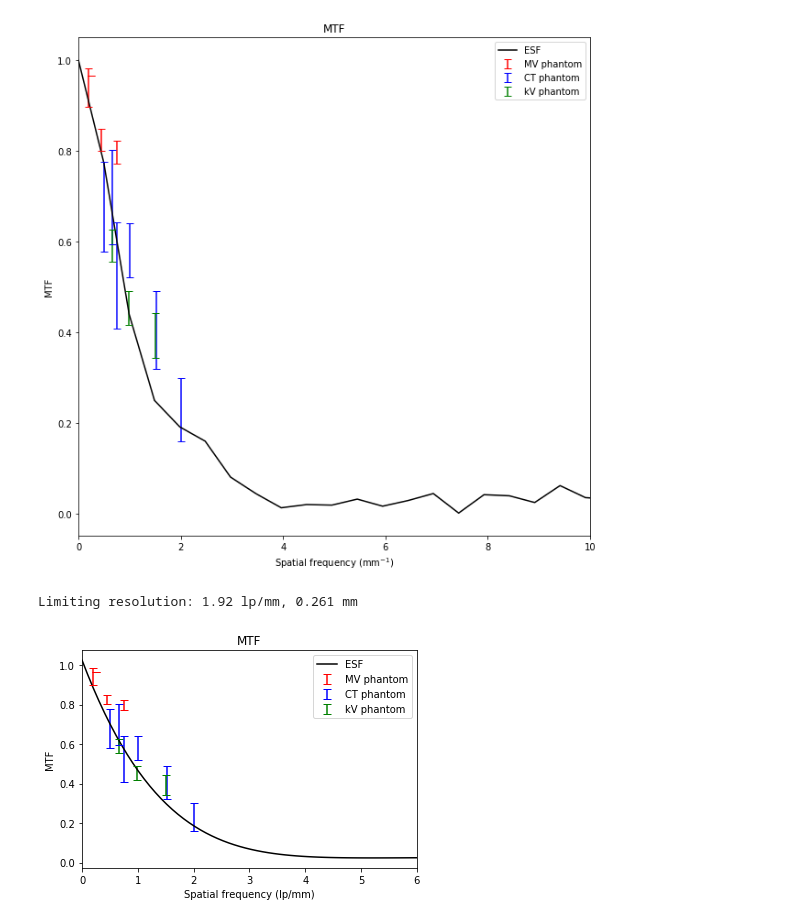
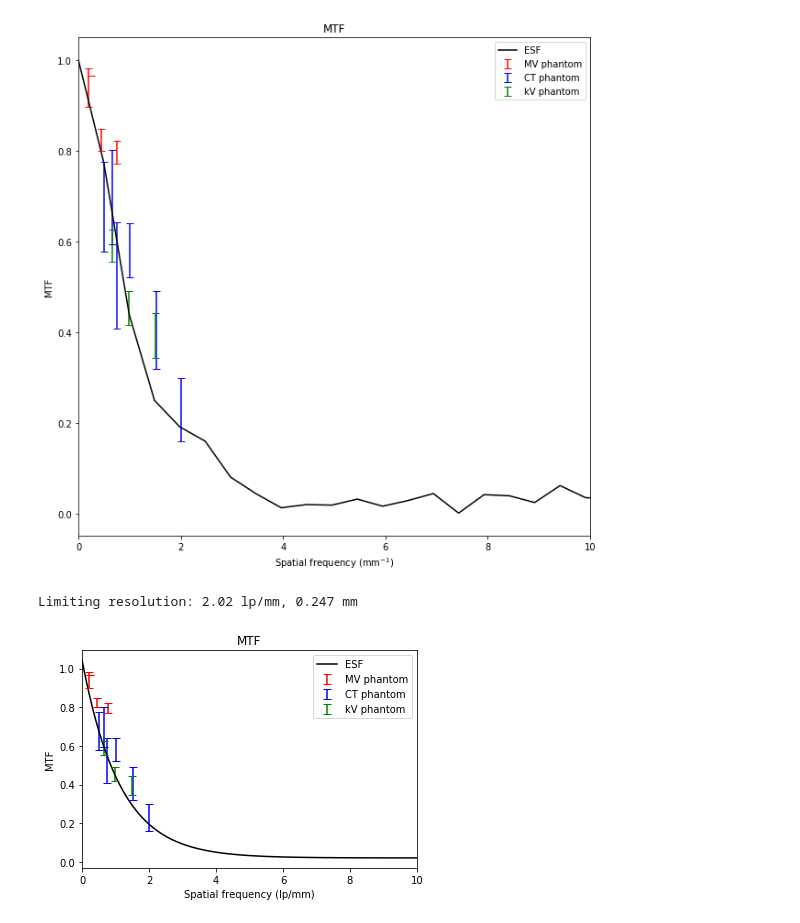
Before and after one commit to drichts/Reconstruction, a Jupyter notebook: spatial_resolution/esf_czt_2d.ipynb, the cells around one changed output. Cells and saved outputs as stored; diff of their text form; code cells hidden in the pictures.

Commit message:
AAPM21 figure save

```diff
--- a/spatial_resolution/esf_czt_2d.ipynb
+++ b/spatial_resolution/esf_czt_2d.ipynb
@@ -169,30 +169,40 @@ plt.show()
 # %%
 from scipy.interpolate import interp1d
 from scipy.interpolate import CubicSpline
 
-z = np.polyfit(freq, mtf, 7)
-f = np.poly1d(z)
-# mtf_fit = CubicSpline(freq, mtf)
+# Do a curve fit with exponential
+from scipy.optimize import curve_fit
+
+def func(xpt, a, b, cpt):
+    return a * np.exp(-b * xpt) + cpt
 
 freq_fit = np.linspace(0, 10, 100)
 
+popt, pcov = curve_fit(func, freq, mtf)
+
 # Find the 0.1 spot
-mtf_new = f(freq_fit)
+mtf_new = func(freq_fit, *popt)
+
+freq_fit = np.linspace(0, 10, 100)
+
+# Find the 0.2 spot
 idx = np.abs(mtf_new - 0.2).argmin()
 print(f'Limiting resolution: {freq_fit[idx]:0.2f} lp/mm, {1/(2*freq_fit[idx]):0.3f} mm')
 
 # Plot with other data as well
 fig = plt.figure()
 plt.plot(freq_fit,mtf_new, color='black')
 plt.errorbar(mtf_mv[0], mtf_mv[1], yerr=mtf_mv[2], capsize=4, fmt='none', color='red')
 plt.errorbar(mtf_res[0], mtf_res[1], yerr=mtf_res[2], capsize=4, fmt='none', color='blue')
 plt.errorbar(mtf_kv[0], mtf_kv[1], yerr=mtf_kv[2], capsize=4, fmt='none', color='green')
 plt.legend(['ESF', 'MV phantom', 'CT phantom', 'kV phantom'])
 plt.title("MTF")
 plt.ylabel("MTF")
 plt.xlabel("Spatial frequency (lp/mm)")
-plt.xlim([0, 6])
+plt.xlim([0, 10])
 plt.show()
+
+np.save(r'D:\OneDrive - University of Victoria\Research\LDA Data\AAPM21\ESF\mtf_edge.npy', np.array([freq_fit, mtf_new]))
 # %% [output]
-Limiting resolution: 1.92 lp/mm, 0.261 mm
+Limiting resolution: 2.02 lp/mm, 0.247 mm
-[figure, old version]
+[figure, new version]
```
Also changed, not shown: parts of 1 cell of this notebook, 6 other files.
